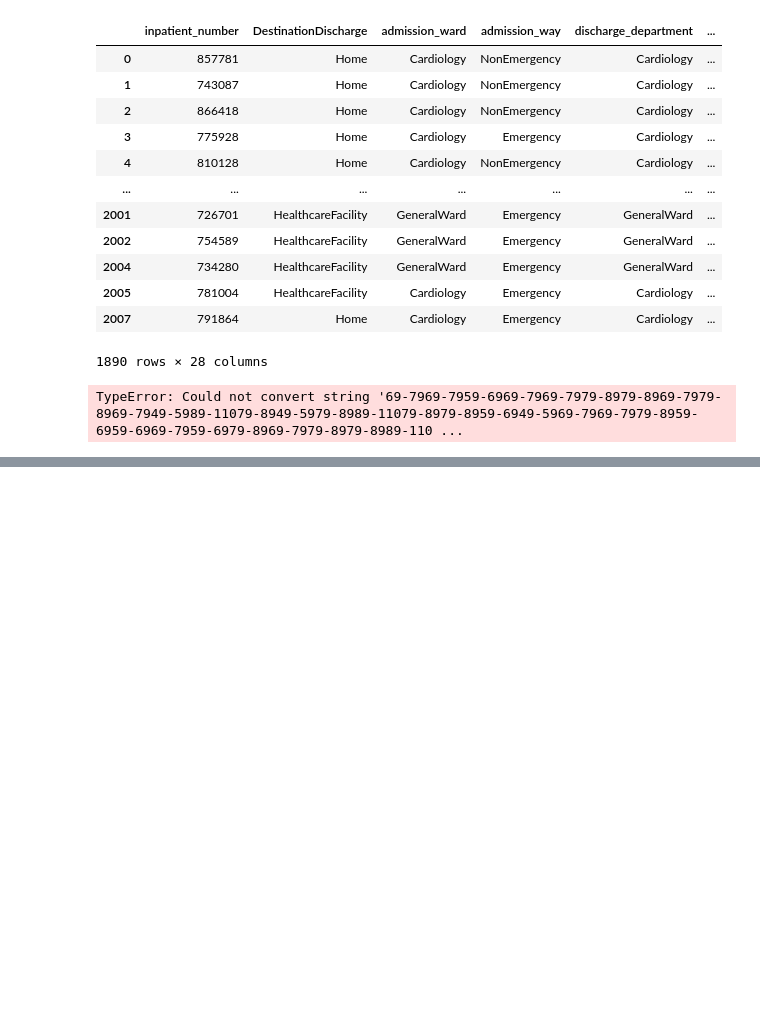
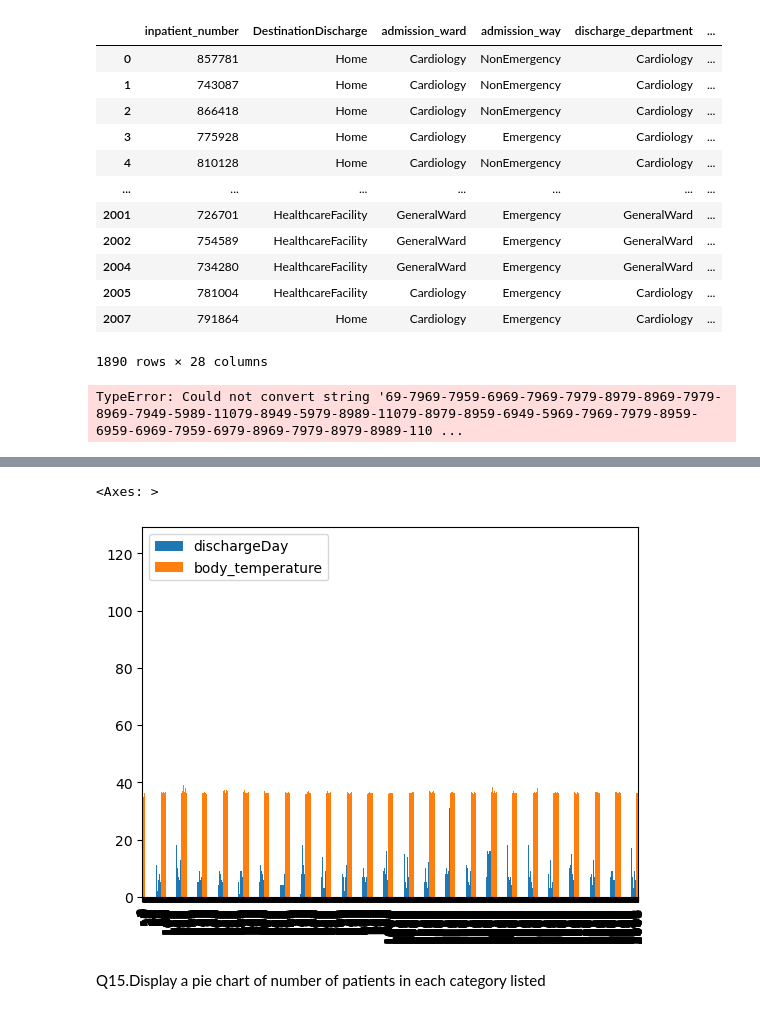
Before and after one commit to Moinandy6/Team9_Py-Stars_Python-Hackathon_Apr24, a Jupyter notebook: Questions1-16.ipynb, the cells around one changed output, grey strips where cells are left out. Cells and saved outputs as stored; diff of their text form; code cells hidden in the pictures; blank space fills up the shorter version.

```diff
--- a/Questions1-16.ipynb
+++ b/Questions1-16.ipynb
@@ -205,0 +265,2 @@ TypeError: Could not convert string '69-7969-7959-6969-7969-7979-8979-8969-7979-
+# %%
+df_lengthofstay=pd.read_excel("Cardiac_Outcomes.xlsx","Hospitalization_Discharge",usecols="I")
@@ -205,0 +283,2 @@ TypeError: Could not convert string '69-7969-7959-6969-7969-7979-8979-8969-7979-
+# %%
+df_bodytemperature=pd.read_excel("Cardiac_Outcomes.xlsx","Labs",usecols="B")
@@ -205,0 +301,2 @@ TypeError: Could not convert string '69-7969-7959-6969-7969-7979-8979-8969-7979-
+# %%
+df_merged1 = pd.concat([df_lengthofstay, df_bodytemperature], axis=1)
@@ -205,0 +319,8 @@ TypeError: Could not convert string '69-7969-7959-6969-7969-7979-8979-8969-7979-
+# %%
+import matplotlib.pyplot as plt
+df_merged1.plot.bar()
+# %% [output]
+<Axes: >
+[figure, added]
+# %% [markdown]
+Q15.Display a pie chart of number of patients in each category listed
```
Also changed, not shown: parts of 31 cells of this notebook.
